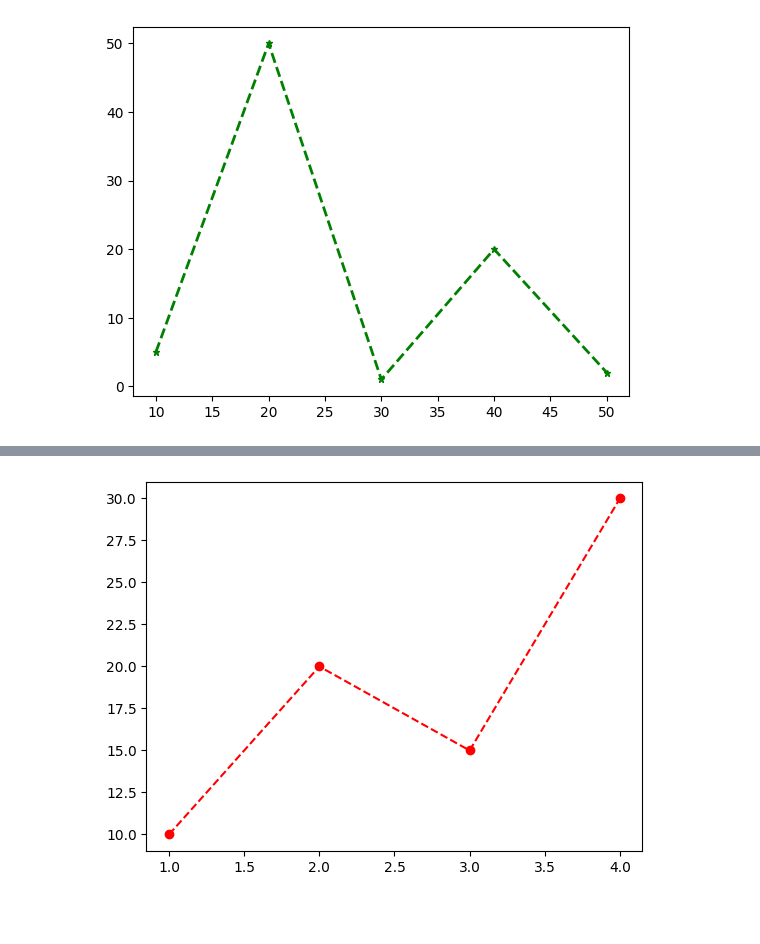
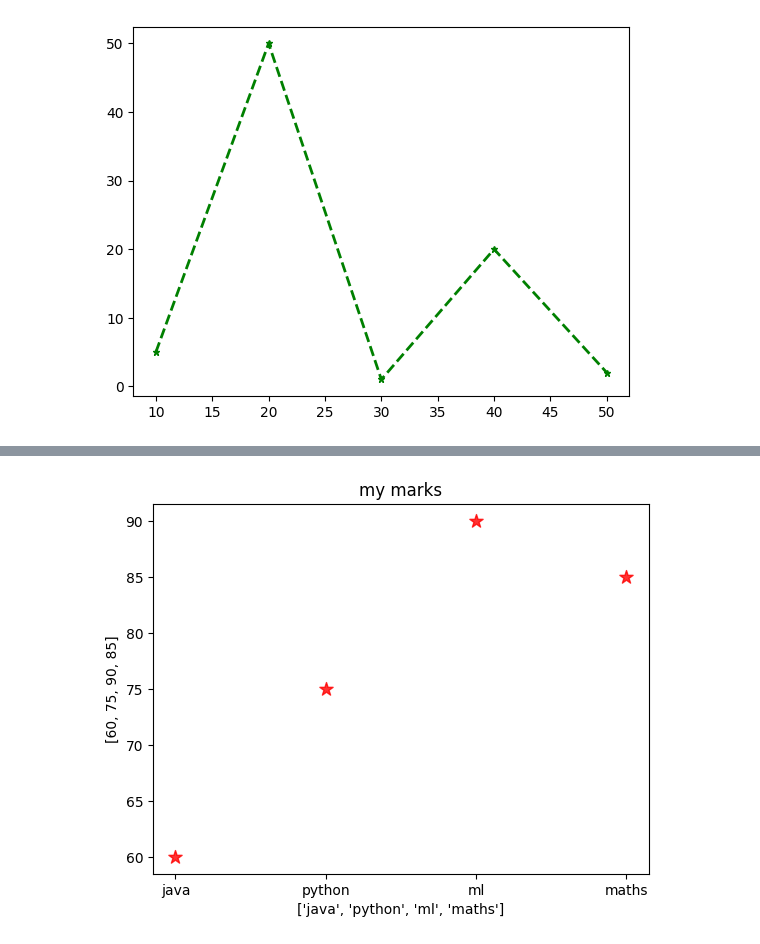
Before and after one commit to arunrajput1836-ui/data-visualization-, a Jupyter notebook: matplotlib.ipynb, the cells around one changed output, grey strips where cells are left out. Cells and saved outputs as stored; diff of their text form; code cells hidden in the pictures; blank space fills up the shorter version.

```diff
--- a/matplotlib.ipynb
+++ b/matplotlib.ipynb
@@ -52,11 +52,11 @@ plt.show
-# %%
-import matplotlib.pyplot as plt
-
-x = [1, 2, 3, 4]
-y = [10, 20, 15, 30]
-
-plt.plot(x, y, marker="o", color="red", linestyle="--")
-
-plt.show()
-# %% [output]
-[figure, removed]
+# %%
+import matplotlib.pyplot as plt
+subjects = [ "java","python","ml","maths"]
+marks = [60,75,90,85]
+plt.scatter(subjects,marks,color="red",alpha =0.8,marker="*",s=100)
+plt.title("my marks")
+plt.xlabel(subjects)
+plt.ylabel(marks)
+plt.show()
+# %% [output]
+[figure, added]
```
Also changed, not shown: parts of 2 cells of this notebook.
